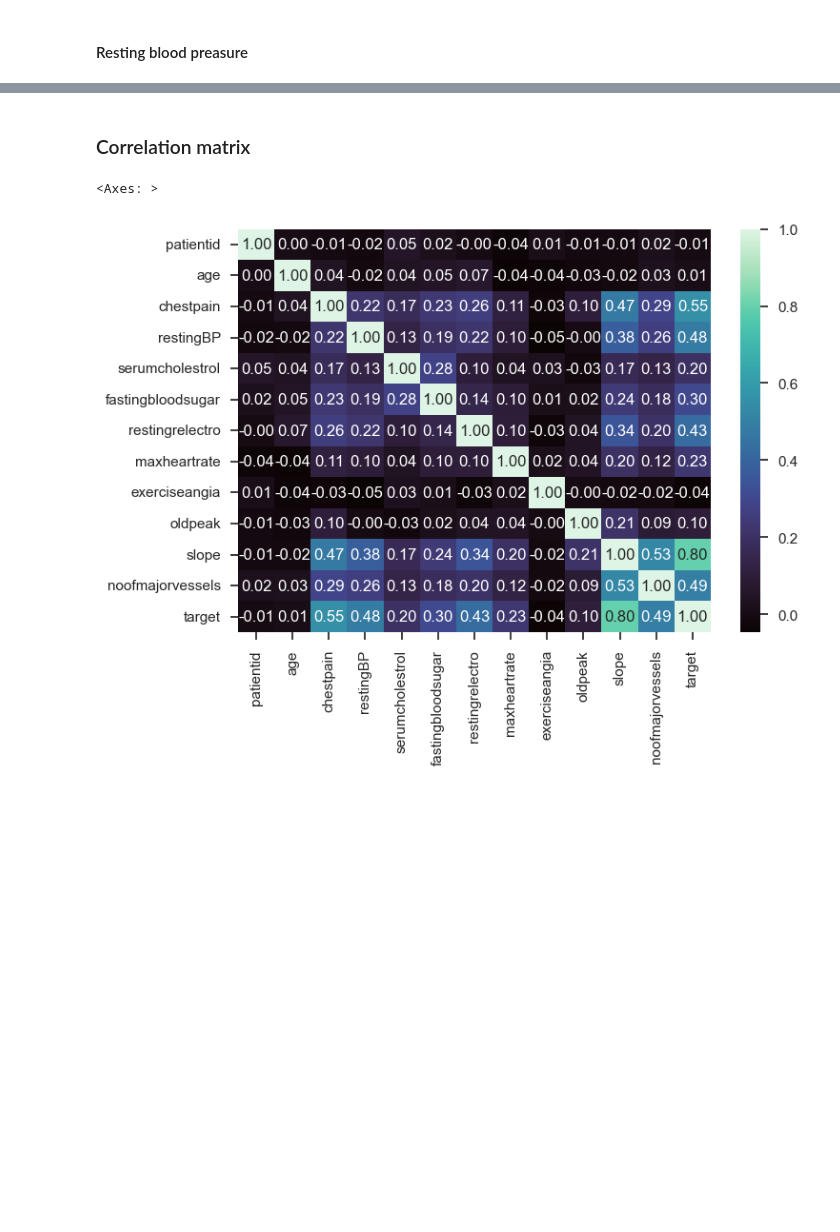
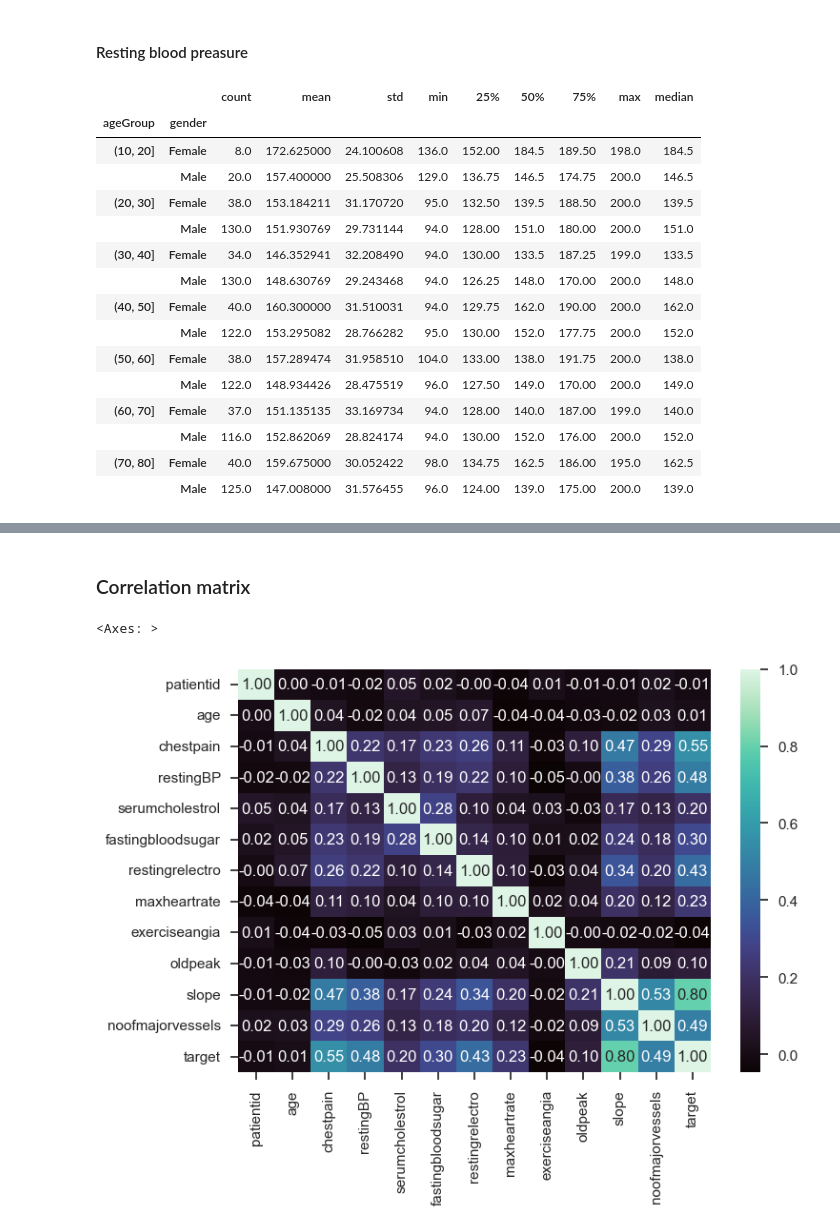
Before and after one commit to lexotero/kcl-7CCSONAR-analysis-and-reporting, a Jupyter notebook: src/notebook.ipynb, the cells around one changed output, grey strips where cells are left out. Drawn from its saved outputs; the diff is of its cells as text; code cells hidden in the pictures; blank space fills up the shorter version.

```diff
--- a/src/notebook.ipynb
+++ b/src/notebook.ipynb
@@ -281,5 +340,25 @@ ValueError: Could not interpret value `serumchoresterol` for `y`. An entry with
 # %% [markdown]
 #### Resting blood preasure
+# %%
+grouped_values = df.groupby(["ageGroup", "gender"], observed=True)["restingBP"]
+pandas.concat([grouped_values.describe(), grouped_values.median().rename("median")], axis=1)
+# %% [output]
+|  |  | count | mean | std | min | 25% | 50% | 75% | max | median |
+| ageGroup | gender |  |  |  |  |  |  |  |  |  |
+| (10, 20] | Female | 8.0 | 172.625000 | 24.100608 | 136.0 | 152.00 | 184.5 | 189.50 | 198.0 | 184.5 |
+|  | Male | 20.0 | 157.400000 | 25.508306 | 129.0 | 136.75 | 146.5 | 174.75 | 200.0 | 146.5 |
+| (20, 30] | Female | 38.0 | 153.184211 | 31.170720 | 95.0 | 132.50 | 139.5 | 188.50 | 200.0 | 139.5 |
+|  | Male | 130.0 | 151.930769 | 29.731144 | 94.0 | 128.00 | 151.0 | 180.00 | 200.0 | 151.0 |
+| (30, 40] | Female | 34.0 | 146.352941 | 32.208490 | 94.0 | 130.00 | 133.5 | 187.25 | 199.0 | 133.5 |
+|  | Male | 130.0 | 148.630769 | 29.243468 | 94.0 | 126.25 | 148.0 | 170.00 | 200.0 | 148.0 |
+| (40, 50] | Female | 40.0 | 160.300000 | 31.510031 | 94.0 | 129.75 | 162.0 | 190.00 | 200.0 | 162.0 |
+|  | Male | 122.0 | 153.295082 | 28.766282 | 95.0 | 130.00 | 152.0 | 177.75 | 200.0 | 152.0 |
+| (50, 60] | Female | 38.0 | 157.289474 | 31.958510 | 104.0 | 133.00 | 138.0 | 191.75 | 200.0 | 138.0 |
+|  | Male | 122.0 | 148.934426 | 28.475519 | 96.0 | 127.50 | 149.0 | 170.00 | 200.0 | 149.0 |
+| (60, 70] | Female | 37.0 | 151.135135 | 33.169734 | 94.0 | 128.00 | 140.0 | 187.00 | 199.0 | 140.0 |
+|  | Male | 116.0 | 152.862069 | 28.824174 | 94.0 | 130.00 | 152.0 | 176.00 | 200.0 | 152.0 |
+| (70, 80] | Female | 40.0 | 159.675000 | 30.052422 | 98.0 | 134.75 | 162.5 | 186.00 | 195.0 | 162.5 |
+|  | Male | 125.0 | 147.008000 | 31.576455 | 96.0 | 124.00 | 139.0 | 175.00 | 200.0 | 139.0 |
 # %%
 ax = sns.boxplot(data=df, x="ageGroup", y="restingBP", hue="gender")
 add_median_labels(ax)
```
Also changed, not shown: parts of 6 cells of this notebook.
